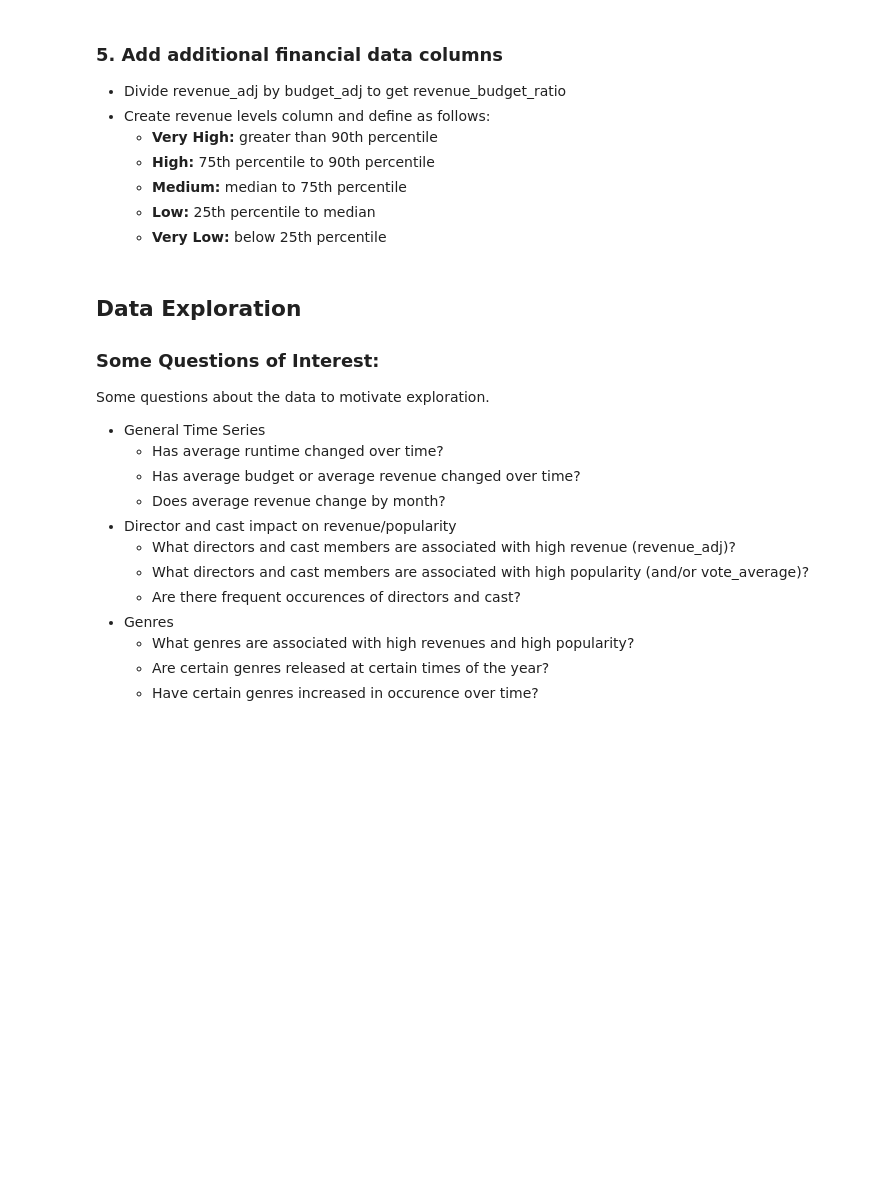
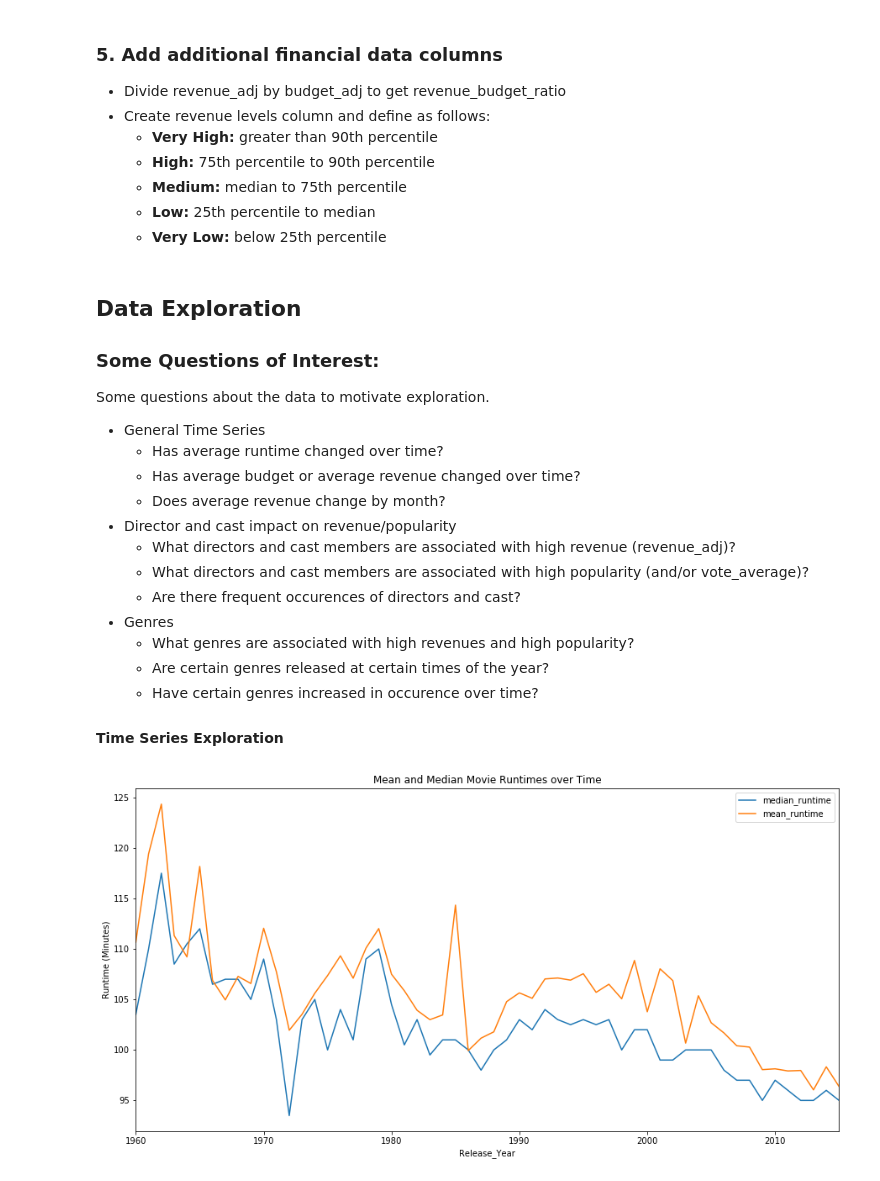
Before and after one commit to sjmiller8182/movie_dataset, a Jupyter notebook: Movies.ipynb, the cells around one changed output. Saved outputs shown, nothing was run; the diff lists cells and outputs as text; code cells hidden in the pictures; blank space fills up the shorter version.

Commit message:
addition of time series exploration.

```diff
--- a/Movies.ipynb
+++ b/Movies.ipynb
@@ -282,3 +282,16 @@ Some questions about the data to motivate exploration.
      - What genres are associated with high revenues and high popularity?
      - Are certain genres released at certain times of the year?
      - Have certain genres increased in occurence over time?
+
+#### Time Series Exploration
+# %%
+# time series exploration - runtime
+plt.figure(figsize=(15,7.5))
+df_runtime = df_clean[df_clean.runtime.notnull()]
+df_runtime.groupby('release_year').median()['runtime'].plot(label = 'median_runtime', legend = True);
+ax = df_runtime.groupby('release_year').mean()['runtime'].plot(label = 'mean_runtime', legend = True);
+ax.set_title('Mean and Median Movie Runtimes over Time');
+ax.set_ylabel('Runtime (Minutes)');
+ax.set_xlabel('Release_Year');
+# %% [output]
+[figure, added]
```
Also changed, not shown: parts of 2 cells of this notebook.
